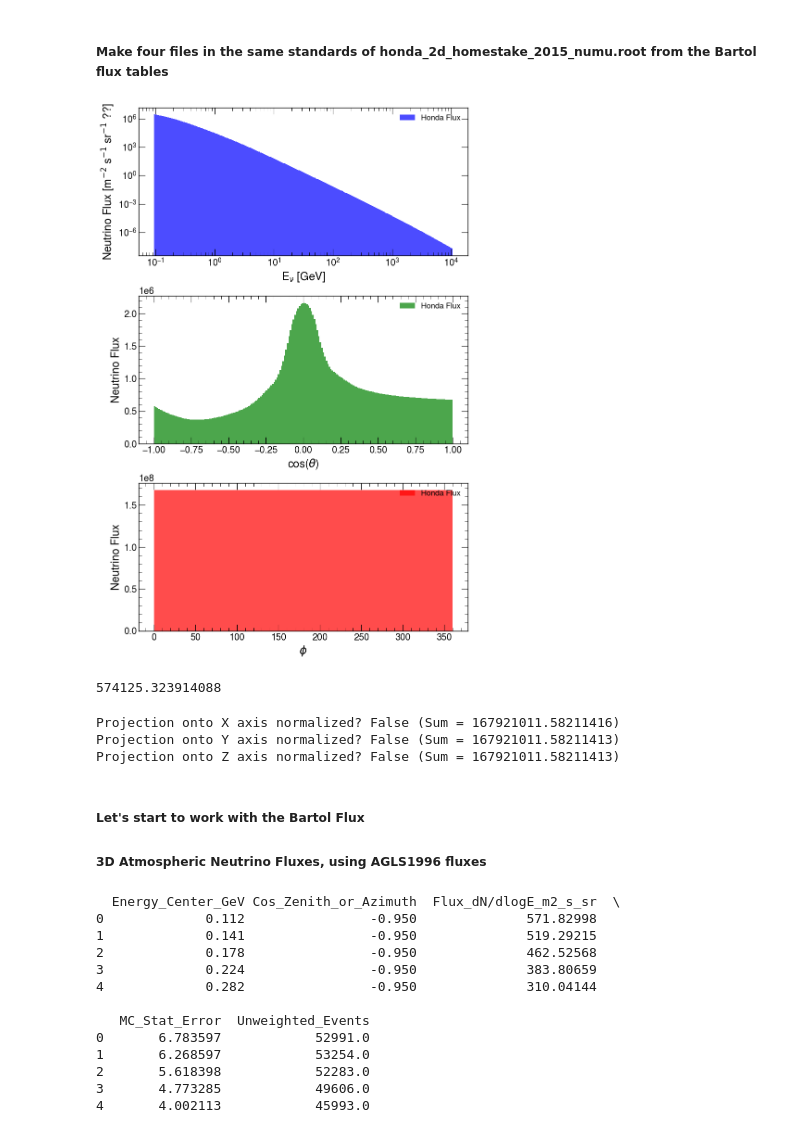
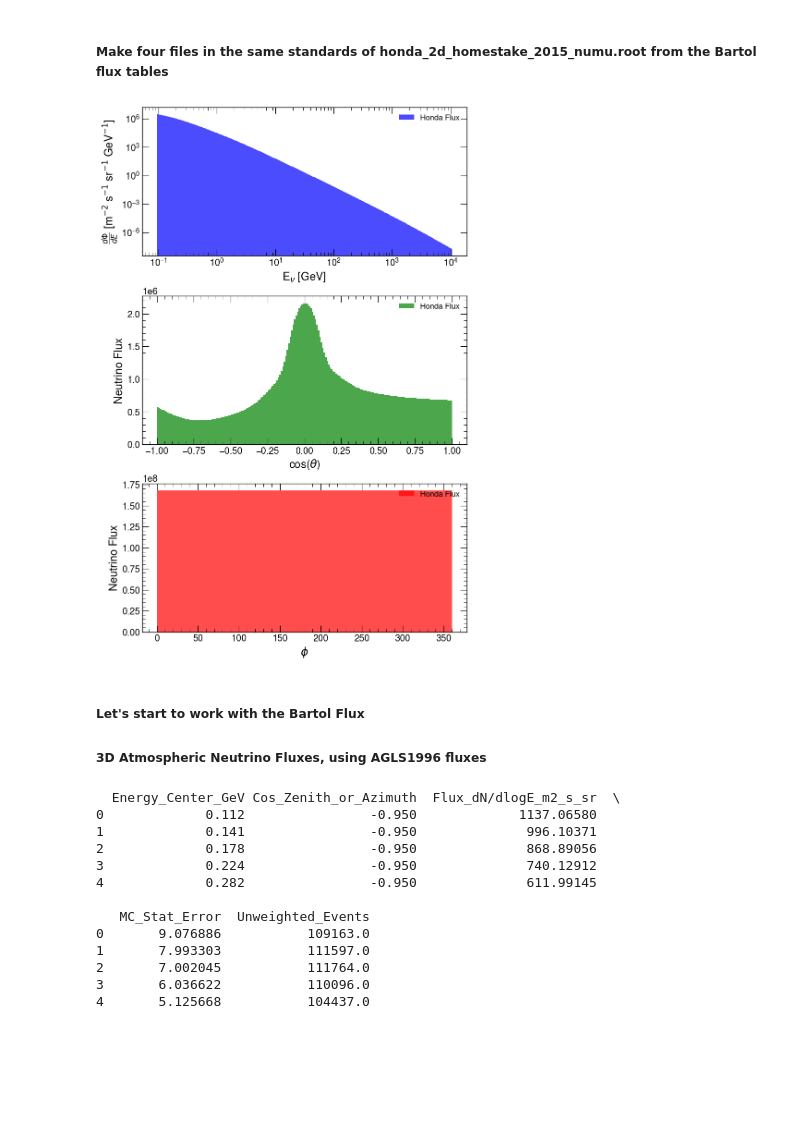
Before and after one commit to lperes-ufrj/UpperLimitCode, a Jupyter notebook: ValidationStudies/FluxsAtm/flux_adap.ipynb, the cells around one changed output. Saved outputs shown, nothing was run; the diff lists cells and outputs as text; code cells hidden in the pictures; blank space fills up the shorter version.

Commit message:
updating flux study

```diff
--- a/ValidationStudies/FluxsAtm/flux_adap.ipynb
+++ b/ValidationStudies/FluxsAtm/flux_adap.ipynb
@@ -39,58 +39,38 @@ axs[0].bar(
 
 #axs[0].set_title("Projection onto X axis")
 axs[0].set_xlabel(r"E$_\nu$ [GeV]")
 axs[0].set_xscale('log')  # For logarithmic x-axis
 axs[0].set_yscale('log')  # For logarithmic y-axis
-axs[0].set_ylabel(r"Neutrino Flux [m$^{-2}$ s$^{-1}$ sr$^{-1}$ ??]")
+axs[0].set_ylabel(r"$\frac{d\Phi}{dE}$ [m$^{-2}$ s$^{-1}$ sr$^{-1}$ GeV$^{-1}$]")
 axs[0].legend()
 
 # Projection onto Y axis
 axs[1].bar(
     (y_edges[:-1] + y_edges[1:]) / 2, proj_y, width=np.diff(y_edges),
     color='green', alpha=0.7, label="Honda Flux"
 )
 #axs[1].set_title("Projection onto Y axis")
 axs[1].set_xlabel(r"cos($\theta$)")
 axs[1].set_ylabel("Neutrino Flux")
+# only one line may be specified; full height
+
 axs[1].legend()
 
 # Projection onto Z axis
 axs[2].bar(
     (z_edges[:-1] + z_edges[1:]) / 2, proj_z, width=np.diff(z_edges),
     color='red', alpha=0.7, label="Honda Flux"
 )
 #axs[2].set_title("Projection onto Z axis")
 axs[2].set_xlabel(r"$\phi$")
 axs[2].set_ylabel("Neutrino Flux")
 axs[2].legend()
 
+
 # Show the plots
 plt.show()
 # %% [output]
-[figure, old version]
+[figure, new version]
-# %%
-proj_y[0]
-# %% [output]
-574125.323914088
-# %%
-# Check normalization for the X projection
-sum_proj_x = proj_x.sum()  # Total sum of bin heights for X
-is_x_normalized = np.isclose(sum_proj_x, 1.0)
-print(f"Projection onto X axis normalized? {is_x_normalized} (Sum = {sum_proj_x})")
-
-# Check normalization for the Y projection
-sum_proj_y = proj_y.sum()  # Total sum of bin heights for Y
-is_y_normalized = np.isclose(sum_proj_y, 1.0)
-print(f"Projection onto Y axis normalized? {is_y_normalized} (Sum = {sum_proj_y})")
-
-# Check normalization for the Z projection
-sum_proj_z = proj_z.sum()  # Total sum of bin heights for Z
-is_z_normalized = np.isclose(sum_proj_z, 1.0)
-print(f"Projection onto Z axis normalized? {is_z_normalized} (Sum = {sum_proj_z})")
-# %% [output]
-Projection onto X axis normalized? False (Sum = 167921011.58211416)
-Projection onto Y axis normalized? False (Sum = 167921011.58211413)
-Projection onto Z axis normalized? False (Sum = 167921011.58211413)
 # %% [markdown]
 ##### Let's start to work with the Bartol Flux
 ##### 3D Atmospheric Neutrino Fluxes, using AGLS1996 fluxes
@@ -99,7 +79,7 @@ Projection onto Z axis normalized? False (Sum = 167921011.58211413)
 import pandas as pd
 
 # File path to the data file
-file_path = 'fmin10_0401z.sou_nue'  # Update this with the actual path to your file
+file_path = 'fmin10_0401z.sou_num'  # Update this with the actual path to your file
 
 # Column names as per the format description
 columns = [
@@ -130,18 +110,18 @@ df_flux = df_flux.iloc[1:].reset_index(drop=True)
 print(df_flux.head())
 # %% [output]
   Energy_Center_GeV Cos_Zenith_or_Azimuth  Flux_dN/dlogE_m2_s_sr  \
-0             0.112                -0.950              571.82998
-1             0.141                -0.950              519.29215
-2             0.178                -0.950              462.52568
-3             0.224                -0.950              383.80659
-4             0.282                -0.950              310.04144
+0             0.112                -0.950             1137.06580
+1             0.141                -0.950              996.10371
+2             0.178                -0.950              868.89056
+3             0.224                -0.950              740.12912
+4             0.282                -0.950              611.99145
 
    MC_Stat_Error  Unweighted_Events
-0       6.783597            52991.0
-1       6.268597            53254.0
-2       5.618398            52283.0
-3       4.773285            49606.0
-4       4.002113            45993.0
+0       9.076886           109163.0
+1       7.993303           111597.0
+2       7.002045           111764.0
+3       6.036622           110096.0
+4       5.125668           104437.0
 # %%
 def plot_distribution(dataframe, column, title=None):
     """
```
Also changed, not shown: parts of 14 cells of this notebook.
